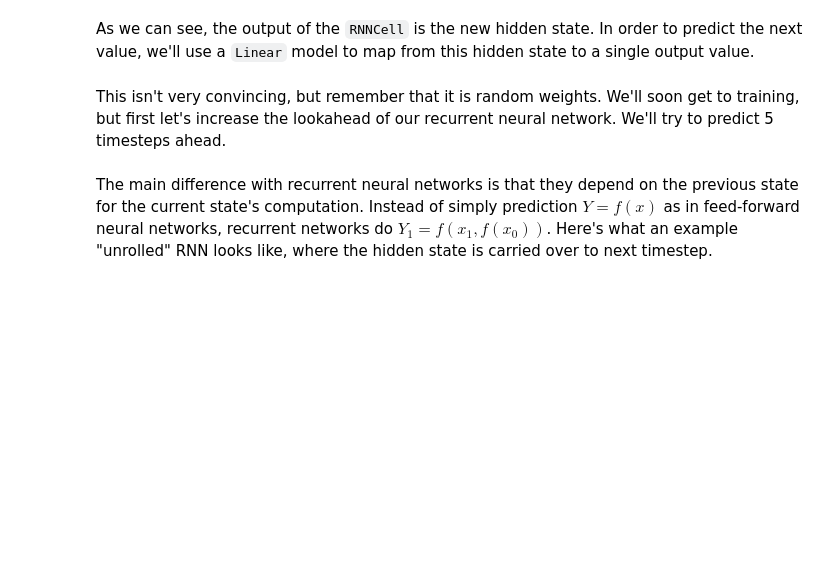
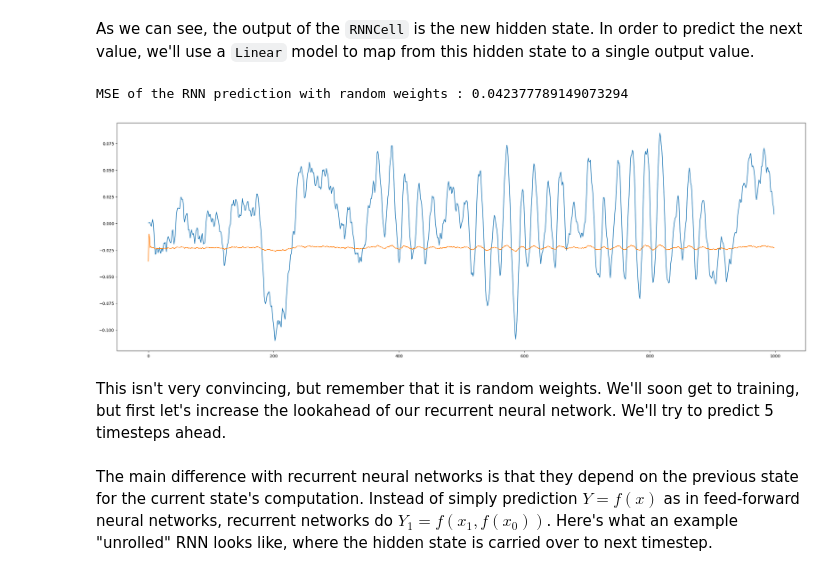
Before and after one commit to SupaeroDataScience/deep-learning, a Jupyter notebook: RNN/MainActivity_Time series forecasting.ipynb, the cells around one changed output. Cells and saved outputs as stored; diff of their text form; code cells hidden in the pictures; blank space fills up the shorter version.

```diff
--- a/RNN/MainActivity_Time series forecasting.ipynb
+++ b/RNN/MainActivity_Time series forecasting.ipynb
@@ -189,23 +236,26 @@ class RNN(nn.Module):
         return outputs, hidden
 
     def init_hidden(self):
-        return torch.zeros(input.size(0), self.hidden_size, dtype=torch.double)
+        return torch.zeros(1, self.hidden_size, dtype=torch.double)
 # %%
 #initialize RNN and its initial recurrent state
 n_hidden = 16
 rnn = RNN(1, n_hidden, 1).double()
 hidden = rnn.init_hidden()
 
 #run a prediction over the signal
 with torch.no_grad():
-    output, _ = rnn(train_input, hidden)
+    output, _ = rnn(train_input[0:1,:], hidden)
     y = output.detach().numpy()
 
 print("MSE of the RNN prediction with random weights :",
-      np.sqrt(mean_squared_error(input[0, 1:], y[0, :-1])))
+      np.sqrt(mean_squared_error(train_input[0, 1:], y[0, :-1])))
 plt.figure(figsize=(30,10))
-plt.plot(input[0, 1:], label='real')
+plt.plot(train_input[0, 1:], label='real')
 plt.plot(y[0, :-1], label='prediction');
+# %% [output]
+MSE of the RNN prediction with random weights : 0.042377789149073294
+[figure, added]
 # %% [markdown]
 This isn't very convincing, but remember that it is random weights. We'll soon get to training, but first let's increase the lookahead of our recurrent neural network. We'll try to predict 5 timesteps ahead.
 # %% [markdown]
```
Also changed, not shown: parts of 23 cells of this notebook, 33 other files.
